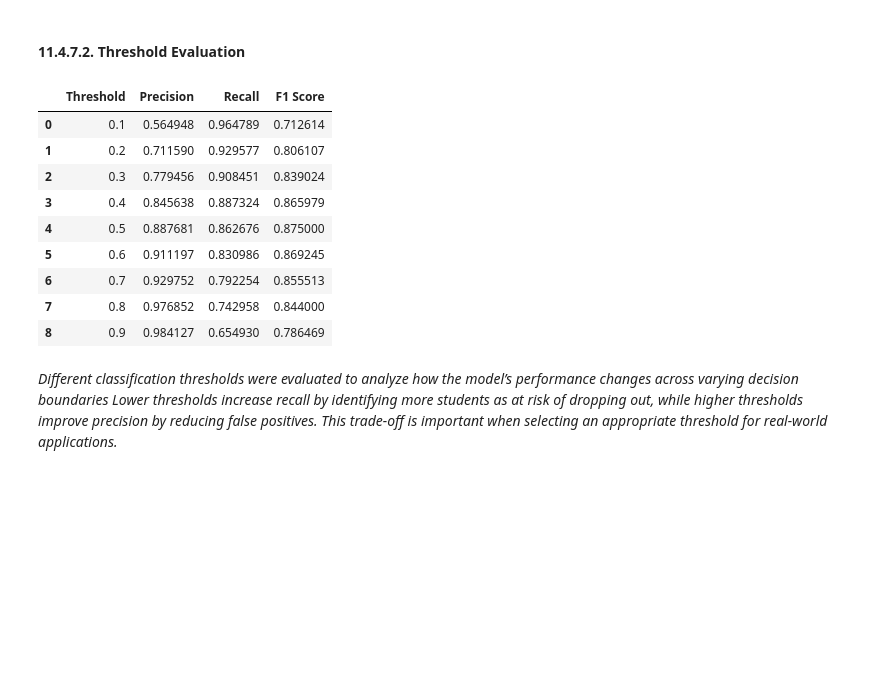
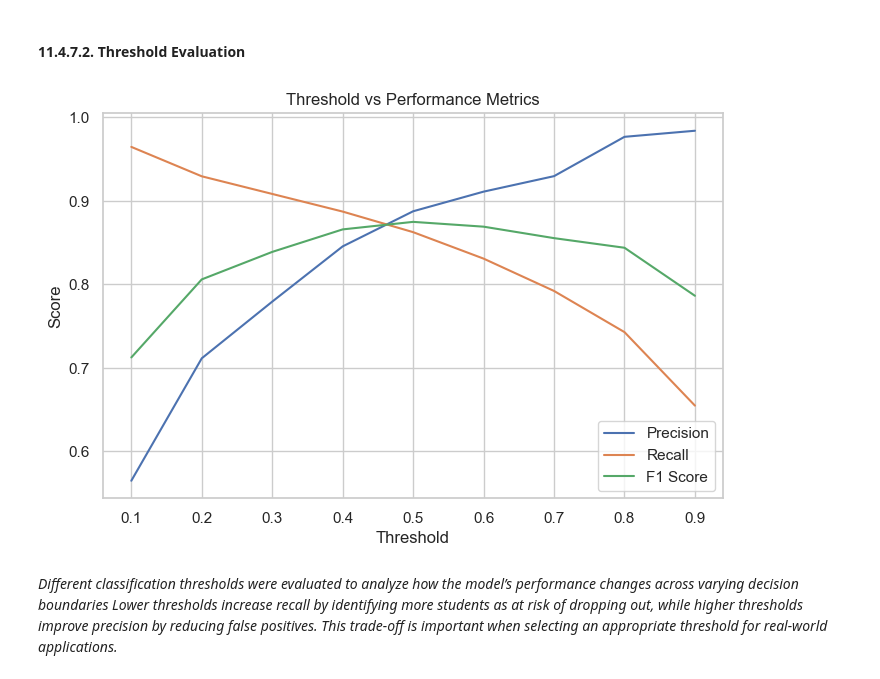
Before and after one commit to DimitarMalamski/student-dropout-predictor, a Jupyter notebook: notebooks/dropout_predictor.ipynb, the cells around one changed output. Saved outputs shown, nothing was run; the diff lists cells and outputs as text; code cells hidden in the pictures; blank space fills up the shorter version.

Commit message:
Picking the best Threshold option

```diff
--- a/notebooks/dropout_predictor.ipynb
+++ b/notebooks/dropout_predictor.ipynb
@@ -1471,34 +1471,28 @@ Threshold tuning is applied to the `Ethical Gradient Boosting` model, as it achi
 # %%
 thresholds = [0.1, 0.2, 0.3, 0.4, 0.5, 0.6, 0.7, 0.8, 0.9]
 
 threshold_results = []
 
 for t in thresholds:
   y_pred_t = (gb_probs_eth > t).astype(int)
 
   precision_t = precision_score(y_test_eth, y_pred_t)
   recall_t = recall_score(y_test_eth, y_pred_t)
   f1_t = f1_score(y_test_eth, y_pred_t)
 
   threshold_results.append([t, precision_t, recall_t, f1_t])
 
 threshold_df = pd.DataFrame(
   threshold_results,
   columns=["Threshold", "Precision", "Recall", "F1 Score"]
 )
 
-threshold_df
+threshold_df.set_index("Threshold")[["Precision", "Recall", "F1 Score"]].plot(figsize=(8,5))
+plt.title("Threshold vs Performance Metrics")
+plt.ylabel("Score")
+plt.show()
 # %% [output]
-|  | Threshold | Precision | Recall | F1 Score |
-| 0 | 0.1 | 0.564948 | 0.964789 | 0.712614 |
-| 1 | 0.2 | 0.711590 | 0.929577 | 0.806107 |
-| 2 | 0.3 | 0.779456 | 0.908451 | 0.839024 |
-| 3 | 0.4 | 0.845638 | 0.887324 | 0.865979 |
-| 4 | 0.5 | 0.887681 | 0.862676 | 0.875000 |
-| 5 | 0.6 | 0.911197 | 0.830986 | 0.869245 |
-| 6 | 0.7 | 0.929752 | 0.792254 | 0.855513 |
-| 7 | 0.8 | 0.976852 | 0.742958 | 0.844000 |
-| 8 | 0.9 | 0.984127 | 0.654930 | 0.786469 |
+[figure, added]
 # %% [markdown]
 _Different classification thresholds were evaluated to analyze how the model’s performance changes across varying decision boundaries Lower thresholds increase recall by identifying more students as at risk of dropping out, while higher thresholds improve precision by reducing false positives. This trade-off is important when selecting an appropriate threshold for real-world applications._
 # %% [markdown]
```
Also changed, not shown: parts of 2 cells of this notebook, 2 other files.
